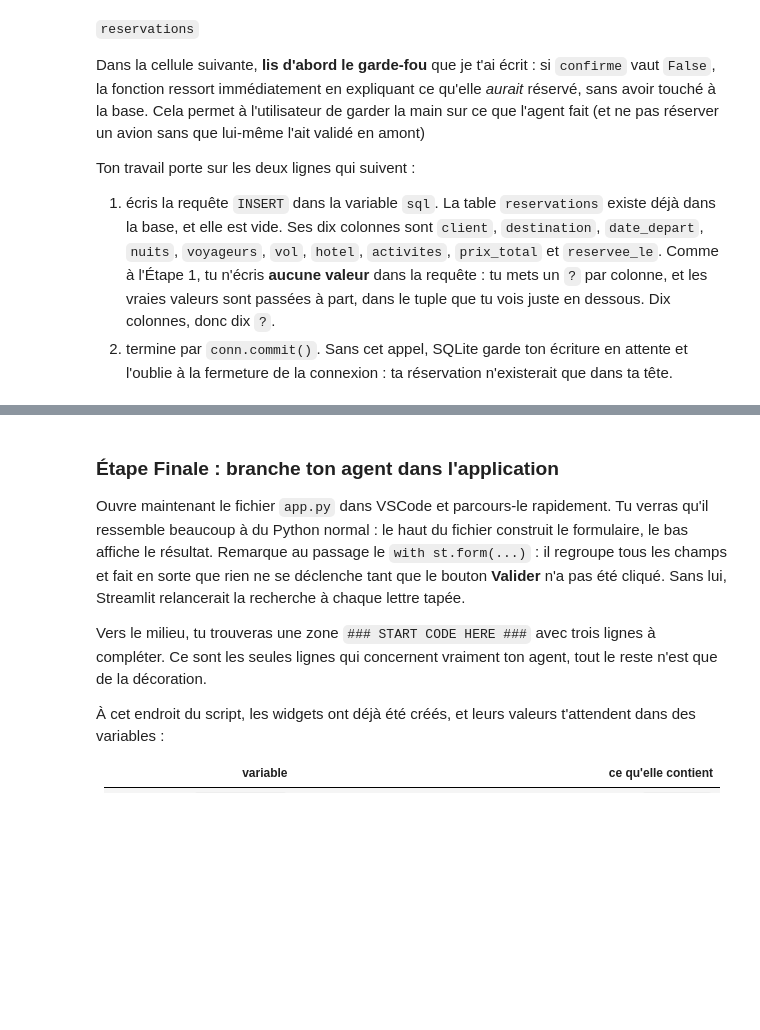
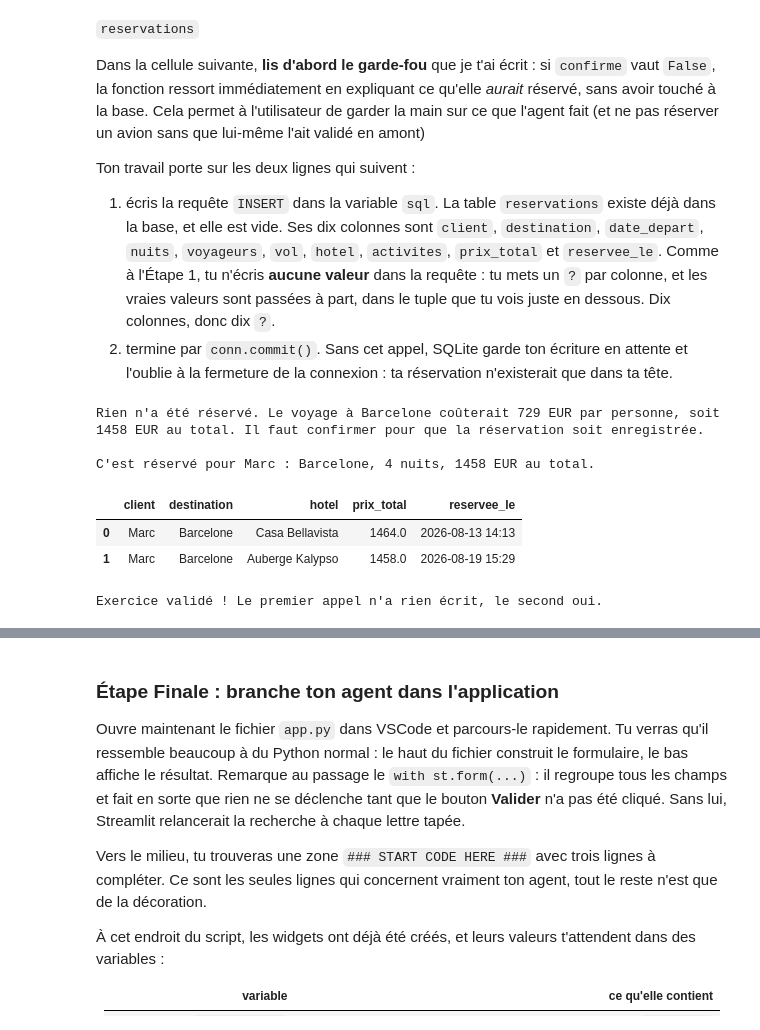
Before and after one commit to sgaltier/machine-learning-2026-projets, a Jupyter notebook: Projet_07/projet_07.ipynb, the cells around one changed output, grey strips where cells are left out. Saved outputs shown, nothing was run; the diff lists cells and outputs as text; code cells hidden in the pictures; blank space fills up the shorter version.

```diff
--- a/Projet_07/projet_07.ipynb
+++ b/Projet_07/projet_07.ipynb
@@ -275,10 +355,10 @@ def outil_hotels(brochures, encodeur, ville, envie, k=3):
 
     ### START CODE HERE ###
 
-    vecteurs = # (1) une ligne par brochure de la ville
-    vecteur_envie = # (2) un seul vecteur pour la demande
-    hotels_ville["score"] = # (3) vecteurs normalisés : produit scalaire = cosinus
-    hotels = # (4)
+    vecteurs = encodeur.encode(hotels_ville["resume"].tolist())  # (1) vecteurs pour chaque brochure
+    vecteur_envie = encodeur.encode([envie])[0]  # (2) un seul vecteur pour la demande
+    hotels_ville["score"] = vecteurs @ vecteur_envie  # (3) vecteurs normalisés : produit scalaire = cosinus
+    hotels = hotels_ville.sort_values("score", ascending=False).head(k).reset_index(drop=True)  # (4)
 
     ### END CODE HERE ###
 
@@ -458,22 +563,22 @@ def essayer_une_date(demande, conn, brochures, encodeur):
 
         if payantes: # repli n°1 : sacrifier une sortie
             ### START CODE HERE ###
-            plus_chere = # (1) la sortie la plus chère
-            retenues = # (2) on la retire du programme
-            position = # (3) on repart du meilleur hôtel
+            plus_chere = max(payantes, key=lambda a: a["prix_eur"])  # (1) la sortie la plus chère
+            retenues = [a for a in retenues if a is not plus_chere] # (2) on la retire du programme
+            position = 0 # (3) on repart du meilleur hôtel
             ### END CODE HERE ###
             journal.append(f"j'ai retiré « {plus_chere['nom']} » ({plus_chere['prix_eur']:.0f} EUR)")
 
         elif position + 1 < len(ordre):             # repli n°2 : descendre d'un hôtel
             ### START CODE HERE ###
-            position = # (4) l'hôtel suivant de la liste
+            position = position + 1 # (4) l'hôtel suivant de la liste
             ### END CODE HERE ###
             journal.append(f"{hotel['hotel']} restait trop cher, "
                            f"j'ai pris {hotels.iloc[ordre[position]]['hotel']} à la place")
 
         else: # plus rien à relâcher
             ### START CODE HERE ###
-            impossible = # (5) l'agent renonce
+            impossible = True # (5) l'agent renonce
             ### END CODE HERE ###
             journal.append("je n'avais plus rien à sacrifier ce jour-là")
 
@@ -589,9 +712,9 @@ def planifier(demande, conn, brochures, encodeur):
 
     ### START CODE HERE ###
 
-    meilleure = # (1) le meilleur jour voisin
-    sorties_en_plus = # (2) les sorties gagnées
-    economie = # (3) les euros gagnés
+    meilleure = max(alternatives, key=lambda v: (len(v["activites"]), -v["prix_total"]))  # (1) le meilleur compromis : le plus de sorties, puis le moins cher
+    sorties_en_plus = len(meilleure["activites"]) - len(voyage["activites"])  # (2) les sorties gagnées
+    economie = voyage["prix_total"] - meilleure["prix_total"]  # (3) les euros gagnés
 
     ### END CODE HERE ###
 
@@ -698,8 +875,8 @@ def reserver(conn, voyage, client, confirme=False):
 
     ### START CODE HERE ###
 
-    sql = """
-
+    sql = """insert into reservations (client, destination, date_depart, nuits, voyageurs, vol, hotel, activites, prix_total, reservee_le)
+             values (?, ?, ?, ?, ?, ?, ?, ?, ?, ?)
     """  # (1) dix colonnes, donc dix points d'interrogation
 
     ### END CODE HERE ###
@@ -711,33 +888,42 @@ def reserver(conn, voyage, client, confirme=False):
                        datetime.now().strftime("%Y-%m-%d %H:%M")))
 
     ### START CODE HERE ###
 
     # (2) enregistre le résultat dans la base de données
+    conn.commit()
 
     ### END CODE HERE ###
 
     return (f"C'est réservé pour {client} : {voyage['destination']}, "
             f"{voyage['nuits']} nuits, {voyage['prix_total'] * voyage['voyageurs']:.0f} EUR au total.")
 
 
 def combien_de_reservations():
     return len(requete(conn, "SELECT * FROM reservations"))
 
 
 avant = combien_de_reservations()
 
 print(reserver(conn, voyage, "Marc"))                      # sans confirmation
 apres_refus = combien_de_reservations()
 
 print()
 print(reserver(conn, voyage, "Marc", confirme=True))       # avec confirmation
 apres_accord = combien_de_reservations()
 
 display(requete(conn, "SELECT client, destination, hotel, prix_total, reservee_le FROM reservations"))
 
 assert apres_refus == avant, "Sans confirmation, l'agent ne doit RIEN ecrire dans la base"
 assert apres_accord == avant + 1, "Avec confirmation, une ligne doit etre ajoutee"
 print("Exercice validé ! Le premier appel n'a rien écrit, le second oui.")
+# %% [output]
+Rien n'a été réservé. Le voyage à Barcelone coûterait 729 EUR par personne, soit 1458 EUR au total. Il faut confirmer pour que la réservation soit enregistrée.
+
+C'est réservé pour Marc : Barcelone, 4 nuits, 1458 EUR au total.
+|  | client | destination | hotel | prix_total | reservee_le |
+| 0 | Marc | Barcelone | Casa Bellavista | 1464.0 | 2026-08-13 14:13 |
+| 1 | Marc | Barcelone | Auberge Kalypso | 1458.0 | 2026-08-19 15:29 |
+Exercice validé ! Le premier appel n'a rien écrit, le second oui.
 # %% [markdown]
 # Partie 6 - La cerise sur le gâteau : l'application Web
 
```
Also changed, not shown: parts of 17 cells of this notebook, 4 other files.
